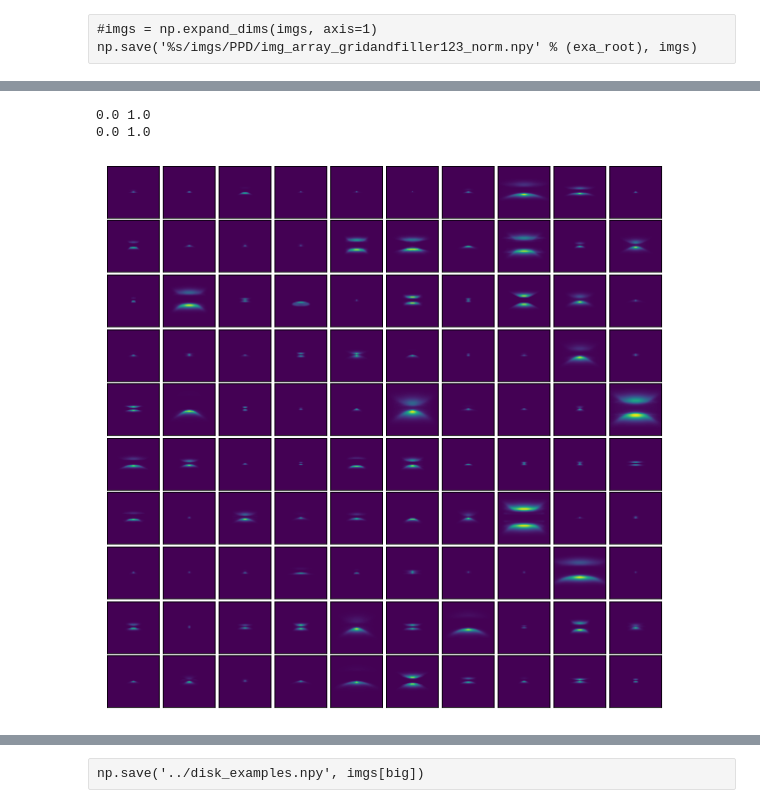
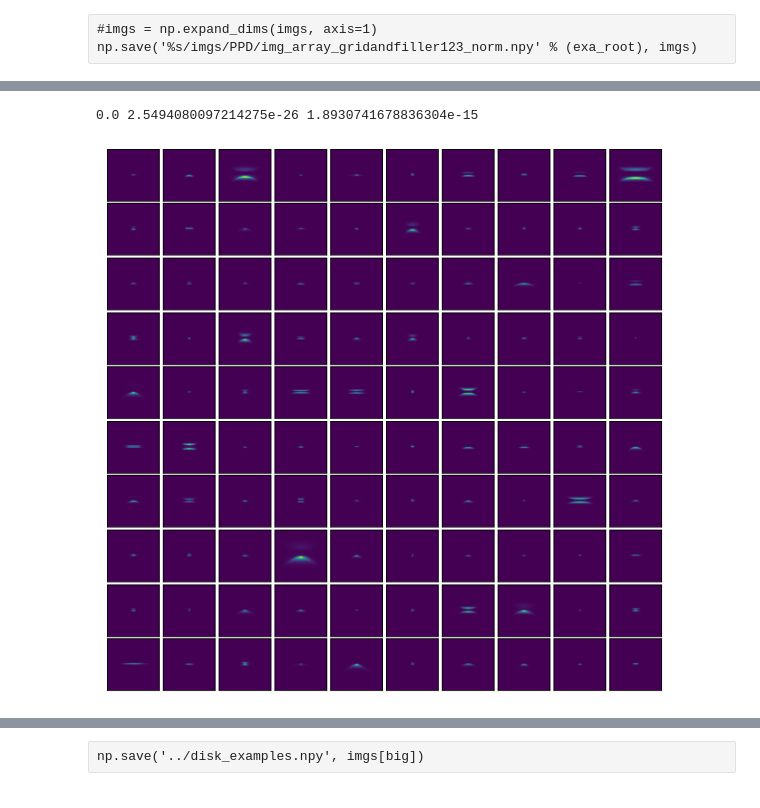
Before and after one commit to keflavich/PPDAE, a Jupyter notebook: notebooks/data_exploration.ipynb, the cells around one changed output, grey strips where cells are left out. Saved outputs shown, nothing was run; the diff lists cells and outputs as text; code cells hidden in the pictures.

```diff
--- a/notebooks/data_exploration.ipynb
+++ b/notebooks/data_exploration.ipynb
@@ -12,9 +12,9 @@ exa_root = '/home/jorgemarpa/data/'
 # %% [markdown]
 # Metadata
 # %%
-meta = np.load('%s/imgs/PPD/param_arr_gridandfiller123.npy' % (exa_root))
+meta = np.load('%s/imgs/PPD/param_arr_gridandfiller123_25052021.npy' % (exa_root))
 meta = pd.DataFrame(meta, columns=['m_dust', 'Rc', 'f_exp', 'H0',
-                                   'Rin', 'sd_exp', 'a_max', 'inc'],
+                                   'Rin', 'sd_exp', 'alpha', 'inc', 'MC'],
                     dtype=np.float32)
 meta.head()
 # %% [output]
@@ -57,5 +64,5 @@ meta.describe()
 # %%
-g = sb.pairplot(meta.sample(50000), diag_kind='hist', markers='.',height=2,
+g = sb.pairplot(meta.iloc[:, :-1].sample(50000), diag_kind='hist', markers='.',height=2,
                 plot_kws=dict(s=25, edgecolors='face', alpha=.8),
                 diag_kws=dict(element='step'))
 for ax in g.axes.flat:
@@ -70,7 +77,7 @@ plt.show()
 # %% [markdown]
 # Synthetic Images
 # %%
-imgs = np.load('%s/imgs/PPD/img_array_gridandfiller123.npy' % (exa_root))
+imgs = np.load('%s/imgs/PPD/img_array_gridandfiller123_25052021.npy' % (exa_root))
 imgs = np.expand_dims(imgs, axis=1)
 imgs.shape
 # %% [output]
@@ -161,11 +156,10 @@ def plot_wall(x):
 
     plt.close('all')
     ncols = 10
-    v_min = np.min(x)
-    v_max = np.max(x)
-    norm = colors.SymLogNorm(linthresh=1e-5, linscale=100,
+    v_min, lin, v_max = np.percentile(x, [0, 80, 100])
+    print(v_min, lin, v_max)
+    norm = colors.SymLogNorm(linthresh=lin, linscale=100, base=10,
                              vmin=v_min, vmax=v_max)
-    print(v_min, v_max)
     fig, axis = plt.subplots(nrows=ncols, ncols=ncols, figsize=(ncols, ncols))
     for i, ax in enumerate(axis.ravel()):
         ax.imshow(x[i, 0, :, :], interpolation='bilinear',
@@ -183,7 +182,6 @@ def plot_wall(x):
 # %%
 idx = np.random.randint(0, imgs.shape[0], size=100)
-plot_wall(imgs_n[idx])
+plot_wall(imgs[idx])
 # %% [output]
-0.0 1.0
-0.0 1.0
+0.0 2.5494080097214275e-26 1.8930741678836304e-15
-[figure, old version]
+[figure, new version]
```
Also changed, not shown: parts of 31 cells of this notebook, 3 other files.
